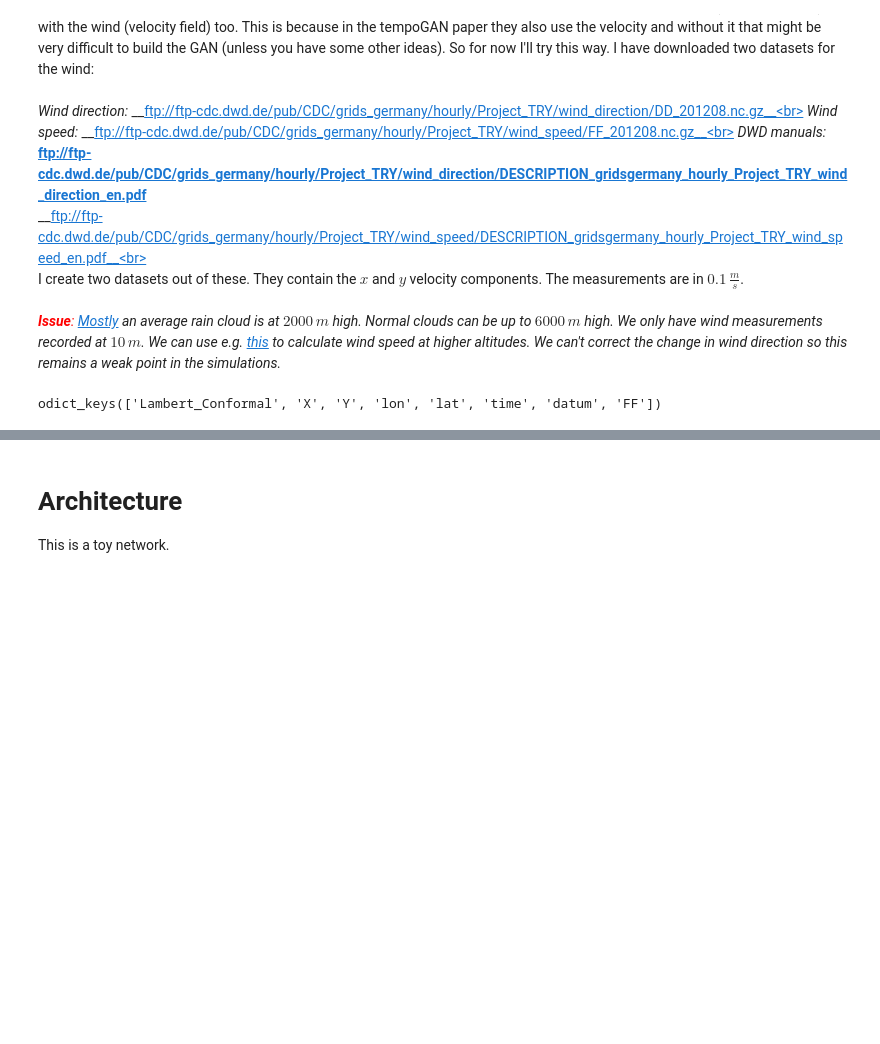
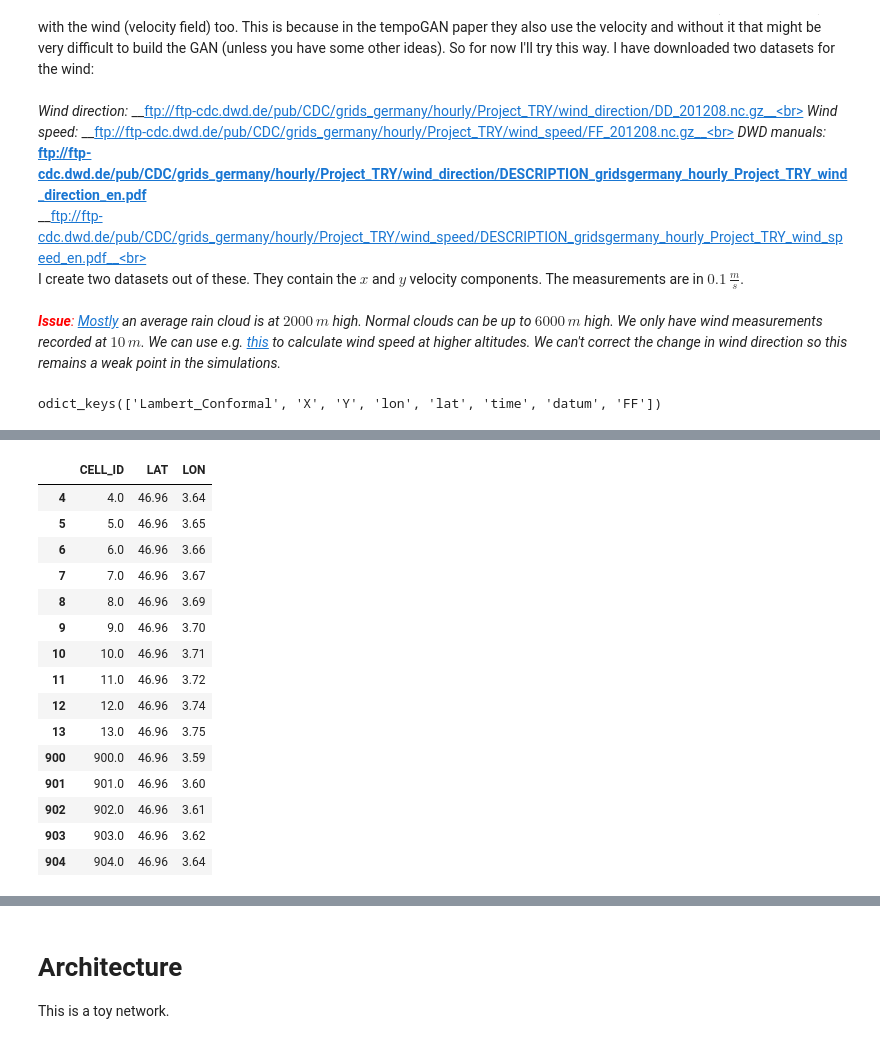
Before and after one commit to pkicsiny/ADL4CV_project, a Jupyter notebook: Project.ipynb, the cells around one changed output, grey strips where cells are left out. Cells and saved outputs as stored; diff of their text form; code cells hidden in the pictures; blank space fills up the shorter version.

```diff
--- a/Project.ipynb
+++ b/Project.ipynb
@@ -164,0 +266,19 @@ plt.subplots_adjust(hspace=0.3, wspace=0.3)
+# %%
+everything[everything['LAT'] == 46.96]
+# %% [output]
+|  | CELL_ID | LAT | LON |
+| 4 | 4.0 | 46.96 | 3.64 |
+| 5 | 5.0 | 46.96 | 3.65 |
+| 6 | 6.0 | 46.96 | 3.66 |
+| 7 | 7.0 | 46.96 | 3.67 |
+| 8 | 8.0 | 46.96 | 3.69 |
+| 9 | 9.0 | 46.96 | 3.70 |
+| 10 | 10.0 | 46.96 | 3.71 |
+| 11 | 11.0 | 46.96 | 3.72 |
+| 12 | 12.0 | 46.96 | 3.74 |
+| 13 | 13.0 | 46.96 | 3.75 |
+| 900 | 900.0 | 46.96 | 3.59 |
+| 901 | 901.0 | 46.96 | 3.60 |
+| 902 | 902.0 | 46.96 | 3.61 |
+| 903 | 903.0 | 46.96 | 3.62 |
+| 904 | 904.0 | 46.96 | 3.64 |
```
Also changed, not shown: parts of 20 cells of this notebook.
